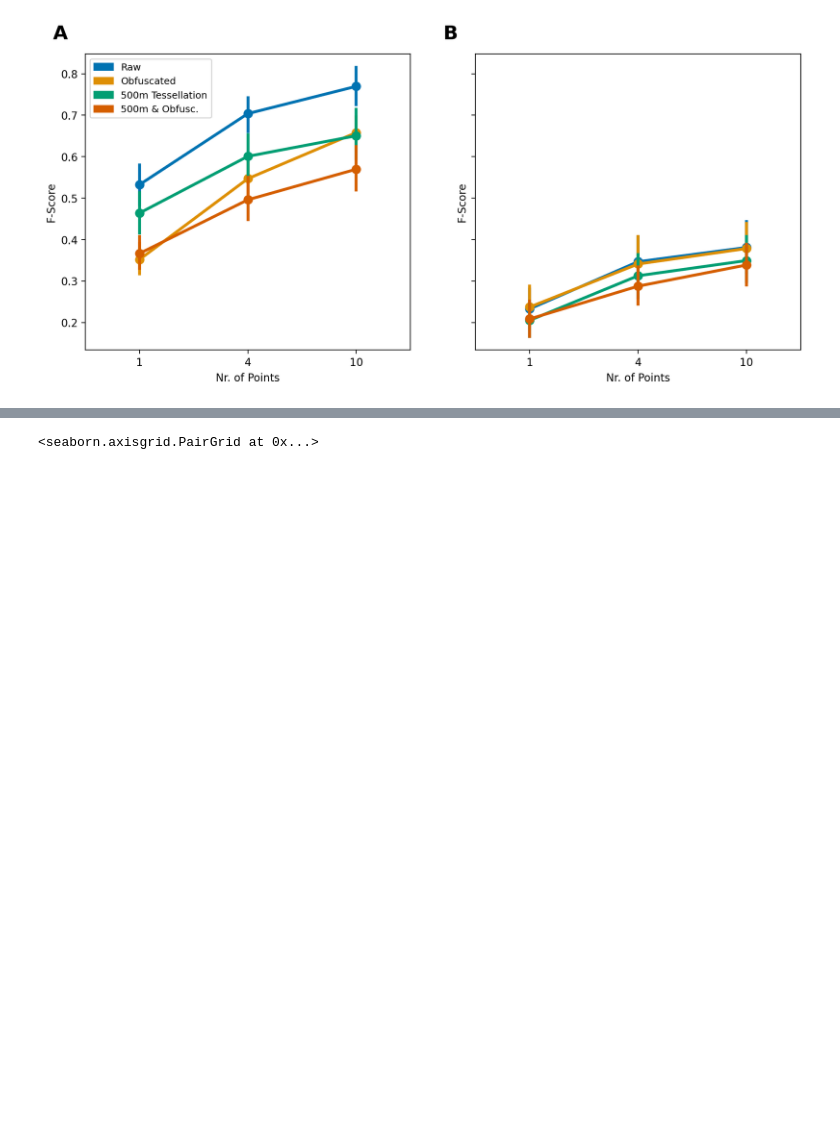
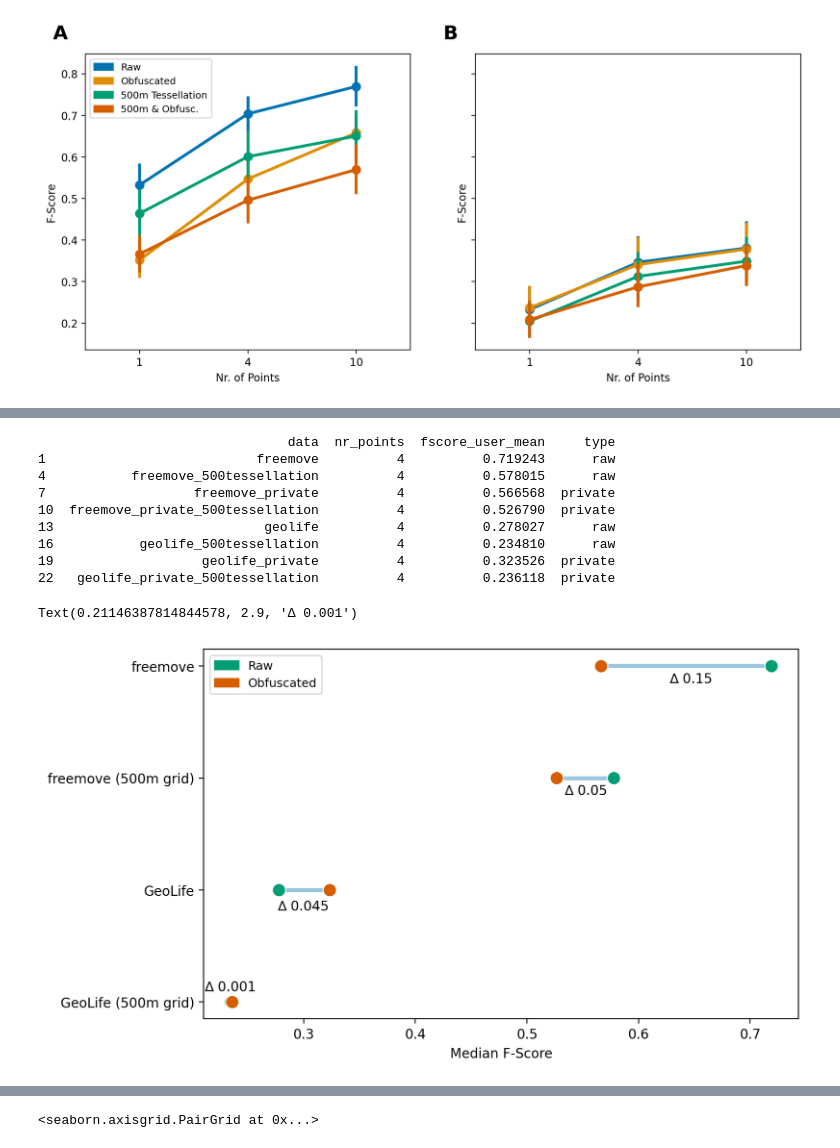
Before and after one commit to benediktstroebl/Master-Thesis, a Jupyter notebook: evaluation.ipynb, the cells around one changed output, grey strips where cells are left out. Saved outputs shown, nothing was run; the diff lists cells and outputs as text; code cells hidden in the pictures; blank space fills up the shorter version.

Commit message:
added visualization

```diff
--- a/evaluation.ipynb
+++ b/evaluation.ipynb
@@ -256,0 +289,60 @@ for i, ax in enumerate([ax1, ax2]):
+# %%
+data = scores[['data', 'user_id', 'nr_points', 'fscore_user_mean']].drop_duplicates().groupby(['data', 'nr_points']).median().reset_index().query('nr_points == 4')
+
+
+data['type'] = ['raw', 'raw', 'private', 'private', 'raw', 'raw', 'private', 'private']
+
+
+print(data)
+
+data.loc[data.data == 'freemove_private', 'data'] = 'freemove'
+data.loc[data.data == 'geolife_private', 'data'] = 'GeoLife'
+data.loc[data.data == 'geolife', 'data'] = 'GeoLife'
+data.loc[data.data == 'geolife_500tessellation', 'data'] = 'GeoLife (500m grid)'
+data.loc[data.data == 'freemove_500tessellation', 'data'] = 'freemove (500m grid)'
+data.loc[data.data == 'geolife_private_500tessellation', 'data'] = 'GeoLife (500m grid)'
+data.loc[data.data == 'freemove_private_500tessellation', 'data'] = 'freemove (500m grid)'
+
+
+fig, ax = plt.subplots(figsize=(8,5))
+
+
+ax = sns.scatterplot(x="fscore_user_mean", y="data", data=data, hue='type', zorder=10, s=100, palette=sns.color_palette("colorblind")[2:])
+
+ax.hlines(y='freemove', xmin=data.query('data == "freemove"').fscore_user_mean.min(), xmax=data.query('data == "freemove"').fscore_user_mean.max(), alpha=0.4, linewidth=3)
+ax.hlines(y='GeoLife', xmin=data.query('data == "GeoLife"').fscore_user_mean.min(), xmax=data.query('data == "GeoLife"').fscore_user_mean.max(), alpha=0.4, linewidth=3)
+ax.hlines(y='freemove (500m grid)', xmin=data.query('data == "freemove (500m grid)"').fscore_user_mean.min(), xmax=data.query('data == "freemove (500m grid)"').fscore_user_mean.max(), alpha=0.4, linewidth=3)
+ax.hlines(y='GeoLife (500m grid)', xmin=data.query('data == "GeoLife (500m grid)"').fscore_user_mean.min(), xmax=data.query('data == "GeoLife (500m grid)"').fscore_user_mean.max(), alpha=0.4, linewidth=3)
+
+ax.set_xlabel("Median F-Score")
+ax.set_ylabel("")
+
+
+raw_patch = mpatches.Patch(color=sns.color_palette("colorblind").as_hex()[2], label='Raw')
+private_patch = mpatches.Patch(color=sns.color_palette("colorblind").as_hex()[3], label='Obfuscated')
+ax.legend(handles=[raw_patch, private_patch], fontsize=9)
+
+
+diff = data.query('data == "freemove"').fscore_user_mean.max() - data.query('data == "freemove"').fscore_user_mean.min()
+ax.text(x=data.query('data == "freemove"').fscore_user_mean.mean() - 0.015, y=0.15, s=f"∆ {np.round(diff, 2)}", fontsize=10)
+
+diff = data.query('data == "freemove (500m grid)"').fscore_user_mean.max() - data.query('data == "freemove (500m grid)"').fscore_user_mean.min()
+ax.text(x=data.query('data == "freemove (500m grid)"').fscore_user_mean.mean() - 0.019, y=1.15, s=f"∆ {np.round(diff, 2)}", fontsize=10)
+
+diff = data.query('data == "GeoLife"').fscore_user_mean.max() - data.query('data == "GeoLife"').fscore_user_mean.min()
+ax.text(x=data.query('data == "GeoLife"').fscore_user_mean.mean() - 0.024, y=2.18, s=f"∆ {np.round(diff, 3)}", fontsize=10)
+
+diff = data.query('data == "GeoLife (500m grid)"').fscore_user_mean.max() - data.query('data == "GeoLife (500m grid)"').fscore_user_mean.min()
+ax.text(x=data.query('data == "GeoLife (500m grid)"').fscore_user_mean.mean() - 0.024, y=2.9, s=f"∆ {np.round(diff, 3)}", fontsize=10)
+# %% [output]
+                                data  nr_points  fscore_user_mean     type
+1                           freemove          4          0.719243      raw
+4           freemove_500tessellation          4          0.578015      raw
+7                   freemove_private          4          0.566568  private
+10  freemove_private_500tessellation          4          0.526790  private
+13                           geolife          4          0.278027      raw
+16           geolife_500tessellation          4          0.234810      raw
+19                   geolife_private          4          0.323526  private
+22   geolife_private_500tessellation          4          0.236118  private
+Text(0.21146387814844578, 2.9, '∆ 0.001')
+[figure, added]
```
Also changed, not shown: parts of 6 cells of this notebook.
